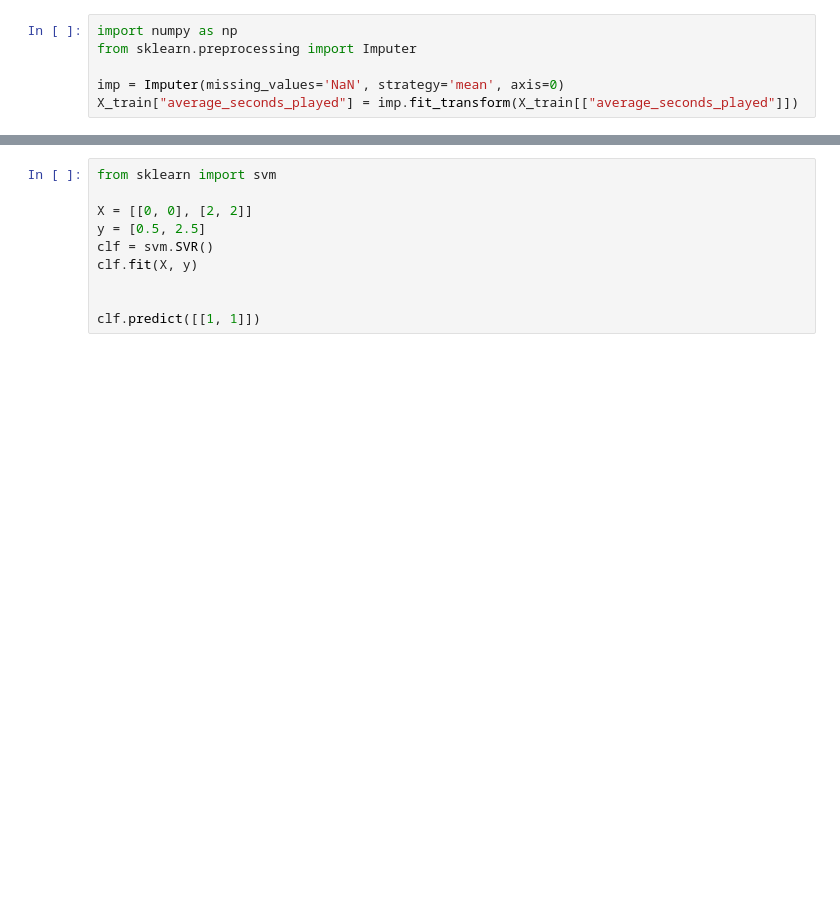
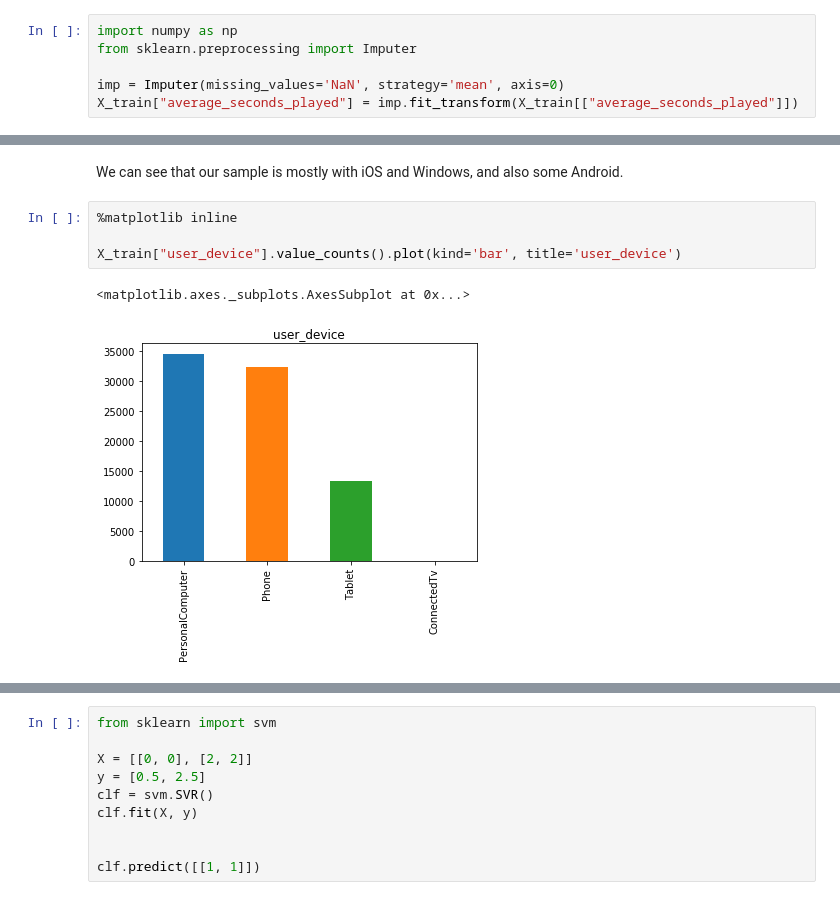
Before and after one commit to nanaky92/Data-Science-Challenge, a Jupyter notebook: TEADS.ipynb, the cells around one changed output, grey strips where cells are left out. Cells and saved outputs as stored; diff of their text form; blank space fills up the shorter version.

```diff
--- a/TEADS.ipynb
+++ b/TEADS.ipynb
@@ -160,0 +194,9 @@ Feature scaling
+# %% [markdown]
+We can see that our sample is mostly with iOS and Windows, and also some Android.
+# %%
+%matplotlib inline
+
+X_train["user_device"].value_counts().plot(kind='bar', title='user_device')
+# %% [output]
+<matplotlib.axes._subplots.AxesSubplot at 0x...>
+[figure, added]
```
Also changed, not shown: parts of 42 cells of this notebook.
